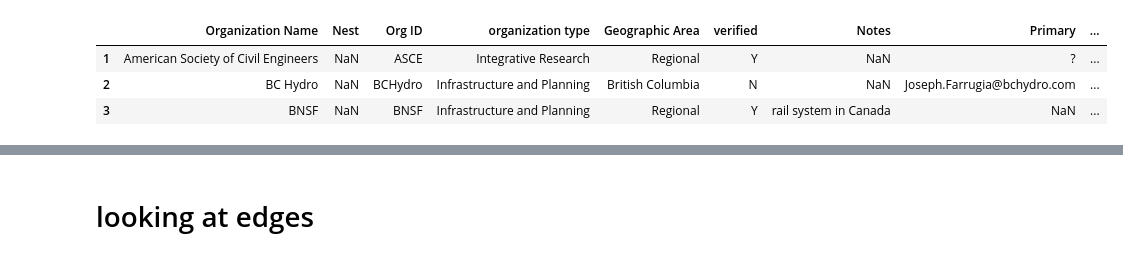
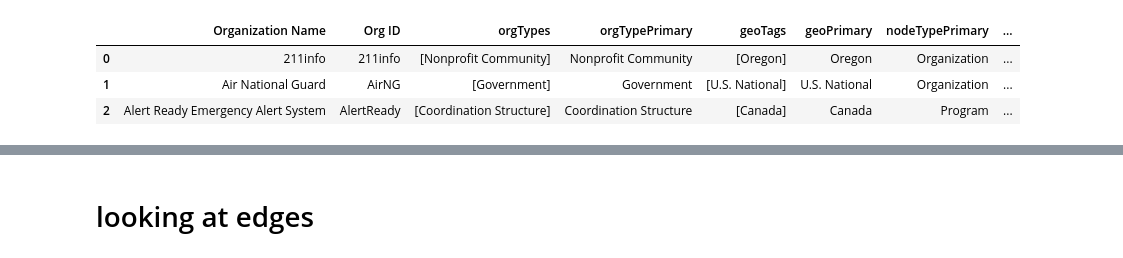
Before and after one commit to cascadiaquakes/pa_connection, a Jupyter notebook: clean_data.ipynb, the cells around one changed output, grey strips where cells are left out. Cells and saved outputs as stored; diff of their text form; code cells hidden in the pictures.

```diff
--- a/clean_data.ipynb
+++ b/clean_data.ipynb
@@ -27,11 +22,11 @@ Successfully installed et-xmlfile-2.0.0 openpyxl-3.1.5
 Note: you may need to restart the kernel to use updated packages.
 # %%
-df = pd.read_excel(
-    INFILE,
-    sheet_name="in",
+df_nodes = pd.read_excel(
+    INFILE_NODES,
+    sheet_name="master",
     engine="openpyxl"
 )
 
-print("Shape:", df.shape)
-df.head()
+print("Shape:", df_nodes.shape)
+df_nodes.head()
 # %% [output]
@@ -301,12 +324,14 @@ All canonical org type labels:
 # %%
-df["geo_clean"] = (
-    df["Geographic Area"]
-    .astype(str)
-    .str.strip()
-    .str.replace(r"\s+", " ", regex=True)
-    .str.lower()
-)
+TEXT_EXPORT_COLUMNS = [
+    "name",
+    "url",
+    "key_contact",
+    "contact_url",
+    "summary",
+    "review_flag",
+    "review_note",
+]
 
-# Treat string "nan" as missing (happens after astype(str))
-df.loc[df["geo_clean"].isin(["nan", "none", "n/a", ""]), "geo_clean"] = ""
+for col in TEXT_EXPORT_COLUMNS:
+    df[col] = df[col].apply(normalize_text)
 # %%
@@ -404,10 +398,22 @@ Name: geoPrimary, dtype: int64
 # %%
-df.head(3)
+df[[
+    "Organization Name",
+    "Org ID",
+    "orgTypes",
+    "orgTypePrimary",
+    "geoTags",
+    "geoPrimary",
+    "nodeTypePrimary",
+    "governanceLevelPrimary",
+    "functionalDomainPrimary",
+    "rolePrimary",
+    "femaLifelinePrimary",
+]].head(3)
 # %% [output]
-|  | Organization Name | Nest | Org ID | organization type | Geographic Area | verified | Notes | Primary | ... |
-| 1 | American Society of Civil Engineers | NaN | ASCE | Integrative Research | Regional | Y | NaN | ? | ... |
-| 2 | BC Hydro | NaN | BCHydro | Infrastructure and Planning | British Columbia | N | NaN | Joseph.Farrugia@bchydro.com | ... |
-| 3 | BNSF | NaN | BNSF | Infrastructure and Planning | Regional | Y | rail system in Canada | NaN | ... |
+|  | Organization Name | Org ID | orgTypes | orgTypePrimary | geoTags | geoPrimary | nodeTypePrimary | ... |
+| 0 | 211info | 211info | [Nonprofit Community] | Nonprofit Community | [Oregon] | Oregon | Organization | ... |
+| 1 | Air National Guard | AirNG | [Government] | Government | [U.S. National] | U.S. National | Organization | ... |
+| 2 | Alert Ready Emergency Alert System | AlertReady | [Coordination Structure] | Coordination Structure | [Canada] | Canada | Program | ... |
 # %%
 import json
 
```
Also changed, not shown: parts of 21 cells of this notebook, 13 other files.
